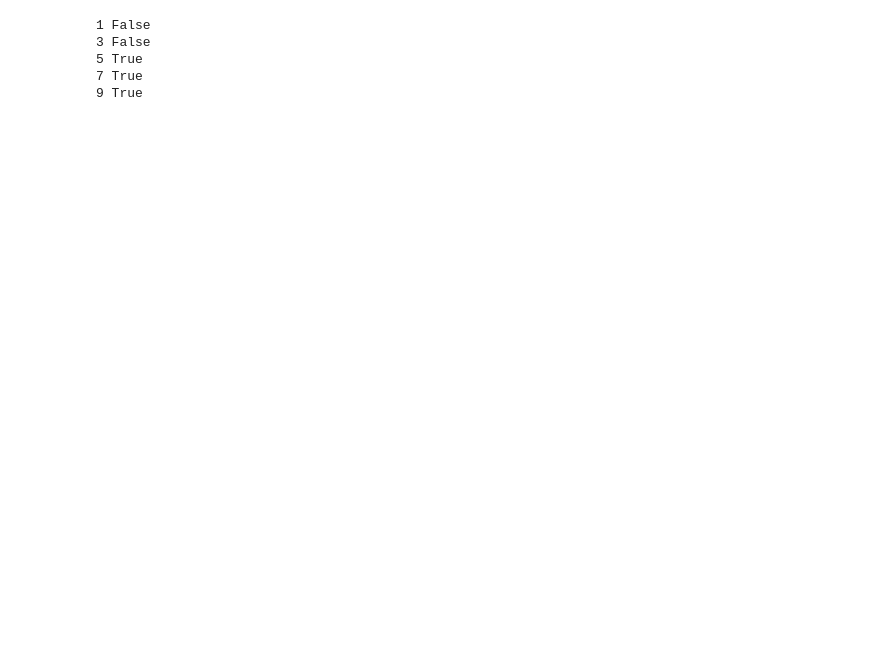
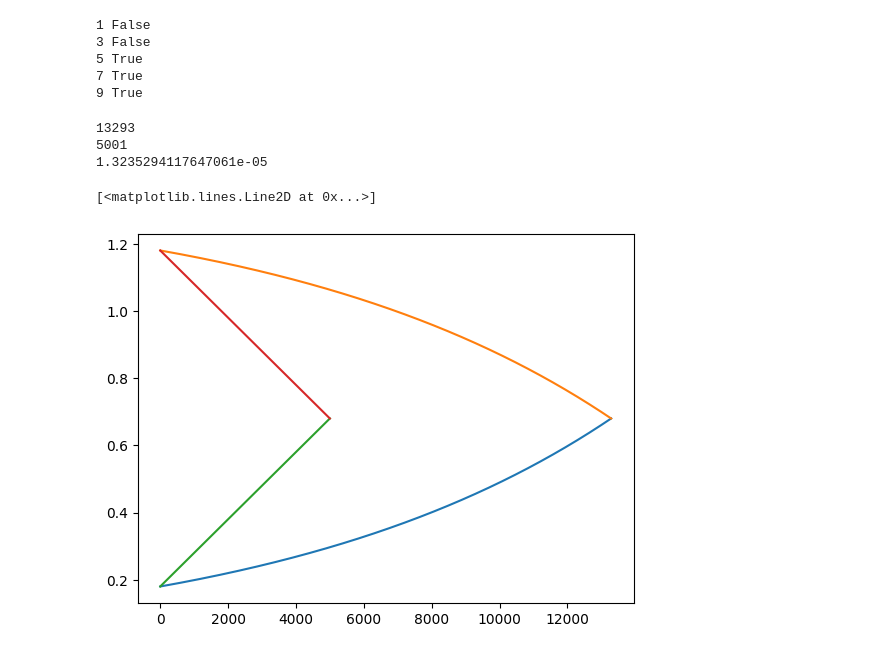
Before and after one commit to mattiamencagli/my-python-plots, a Jupyter notebook: prove_random.ipynb, the cells around one changed output. Drawn from its saved outputs; the diff is of its cells as text; code cells hidden in the pictures; blank space fills up the shorter version.

```diff
--- a/prove_random.ipynb
+++ b/prove_random.ipynb
@@ -42,3 +42,54 @@ for i in range(1,10):
 5 True
 7 True
 9 True
+# %%
+rho1 = 0.1
+rho2 = 1.1
+push_fac = 0.01
+ratio_max = 0.5
+rho_tot = rho1 + rho2;
+rho1_0 = rho1
+rho2_0 = rho2
+
+def original(push_fac):
+    rho1s = []
+    rho2s = []
+    f1 = rho1
+    f2 = rho2
+    ratio = rho1 / ( rho1 + rho2 )
+    while (ratio < ratio_max):
+        f2 = f2 * (1 - push_fac*f1/f2)
+        f1 = f1 * (1 + push_fac)
+        ratio = f1 / ( f1 + f2 )
+        rho1s.append(f1)
+        rho2s.append(f2)
+    return (np.array(rho1s), np.array(rho2s))
+
+def new(push_fac):
+    rho1s = []
+    rho2s = []
+    f1 = rho1
+    f2 = rho2
+    ratio = rho1 / ( rho1 + rho2 )
+    while (ratio < ratio_max):
+        r = f1/f2
+        f2 = f2 - push_fac
+        f1 = f1 + push_fac
+        ratio = f1 / ( f1 + f2 )
+        rho1s.append(f1)
+        rho2s.append(f2)
+    return (np.array(rho1s), np.array(rho2s))
+
+o1, o2 = original(push_fac)
+n1, n2 = new(push_fac)
+print(push_fac*rho1/rho_tot)
+plt.plot(o1)
+plt.plot(o2)
+plt.plot(n1)
+plt.plot(n2)
+# %% [output]
+13293
+5001
+1.3235294117647061e-05
+[<matplotlib.lines.Line2D at 0x...>]
+[figure, added]
```
Also changed, not shown: parts of 2 cells of this notebook, 2 other files.
